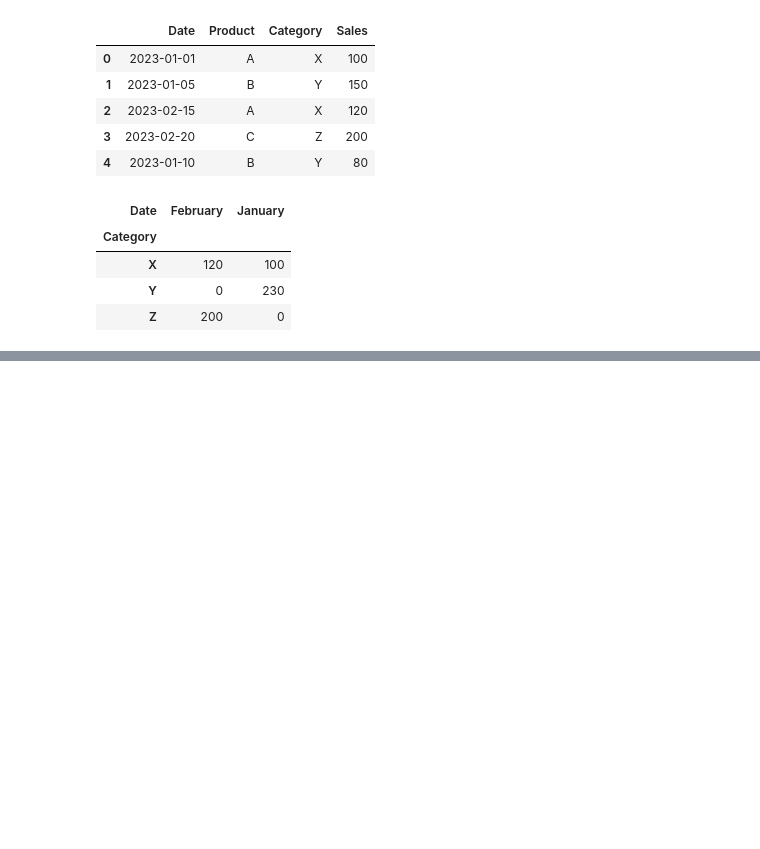
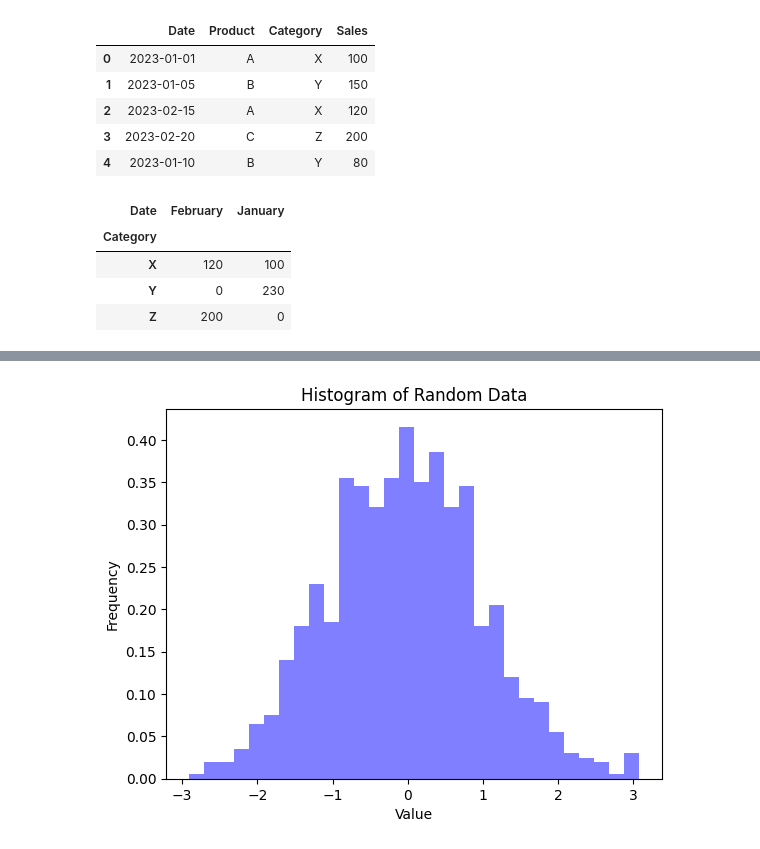
Before and after one commit to omar-elmaria/gpt_python_bootcamp, a Jupyter notebook: playground.ipynb, the cells around one changed output, grey strips where cells are left out. Cells and saved outputs as stored; diff of their text form; code cells hidden in the pictures; blank space fills up the shorter version.

```diff
--- a/playground.ipynb
+++ b/playground.ipynb
@@ -622,0 +650,19 @@ display(pivot_table)
+# %%
+import matplotlib.pyplot as plt
+import numpy as np
+
+# Generate some random data
+data = np.random.normal(size=1000)
+
+# Create a histogram
+plt.hist(data, bins=30, density=True, alpha=0.5, color='blue')
+
+# Add labels and title
+plt.xlabel('Value')
+plt.ylabel('Frequency')
+plt.title('Histogram of Random Data')
+
+# Display the plot
+plt.show()
+# %% [output]
+[figure, added]
```
Also changed, not shown: parts of 21 cells of this notebook.
